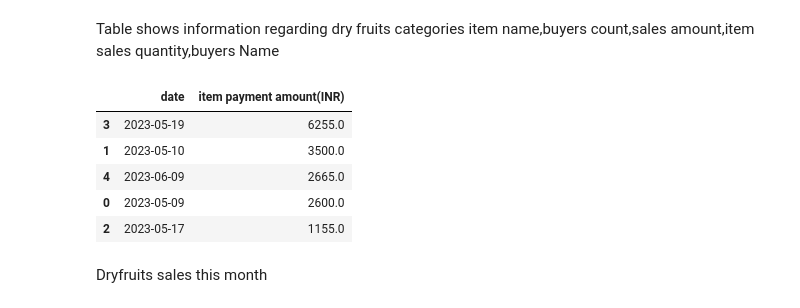
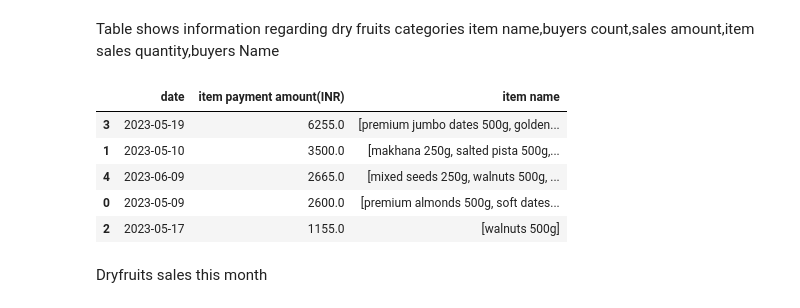
Before and after one commit to shuklatushar/Uniq_farm_analysis, a Jupyter notebook: original -tushar.ipynb, the cells around one changed output. Cells and saved outputs as stored; diff of their text form; code cells hidden in the pictures.

```diff
--- a/original -tushar.ipynb
+++ b/original -tushar.ipynb
@@ -738,14 +738,17 @@ merged_df
 Table shows information regarding dry fruits categories item name,buyers count,sales amount,item sales quantity,buyers Name
 # %%
 dryfruit_date=dryfruits.groupby('date')['item payment amount(INR) '].sum().reset_index()
-dryfruit_date.sort_values(by='item payment amount(INR) ',ascending=False)
+unique_dryfruits=dryfruits.groupby('date')['item name'].unique().reset_index()
+
+merged_df = pd.merge(dryfruit_date,unique_dryfruits, on='date', how='left')
+merged_df.sort_values(by='item payment amount(INR) ',ascending=False)
 # %% [output]
-|  | date | item payment amount(INR) |
-| 3 | 2023-05-19 | 6255.0 |
-| 1 | 2023-05-10 | 3500.0 |
-| 4 | 2023-06-09 | 2665.0 |
-| 0 | 2023-05-09 | 2600.0 |
-| 2 | 2023-05-17 | 1155.0 |
+|  | date | item payment amount(INR) | item name |
+| 3 | 2023-05-19 | 6255.0 | [premium jumbo dates 500g, golden... |
+| 1 | 2023-05-10 | 3500.0 | [makhana 250g, salted pista 500g,... |
+| 4 | 2023-06-09 | 2665.0 | [mixed seeds 250g, walnuts 500g, ... |
+| 0 | 2023-05-09 | 2600.0 | [premium almonds 500g, soft dates... |
+| 2 | 2023-05-17 | 1155.0 | [walnuts 500g] |
 # %% [markdown]
 Dryfruits sales this month
 # %% [markdown]
```
Also changed, not shown: parts of 3 cells of this notebook.
